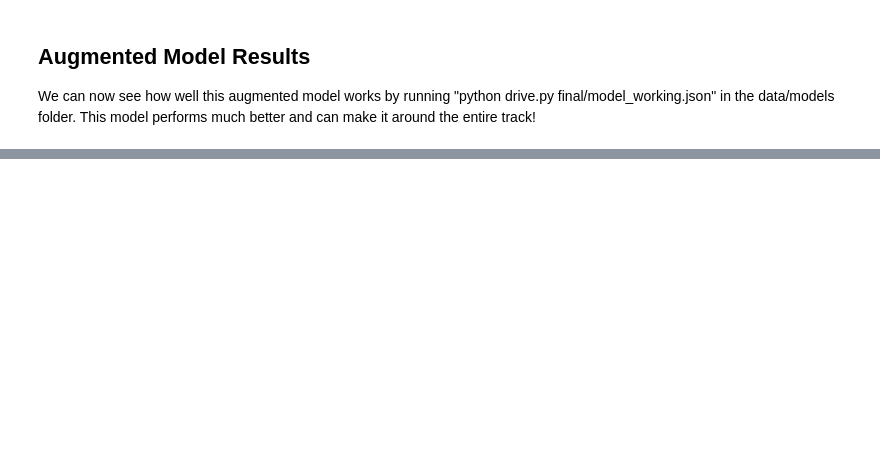
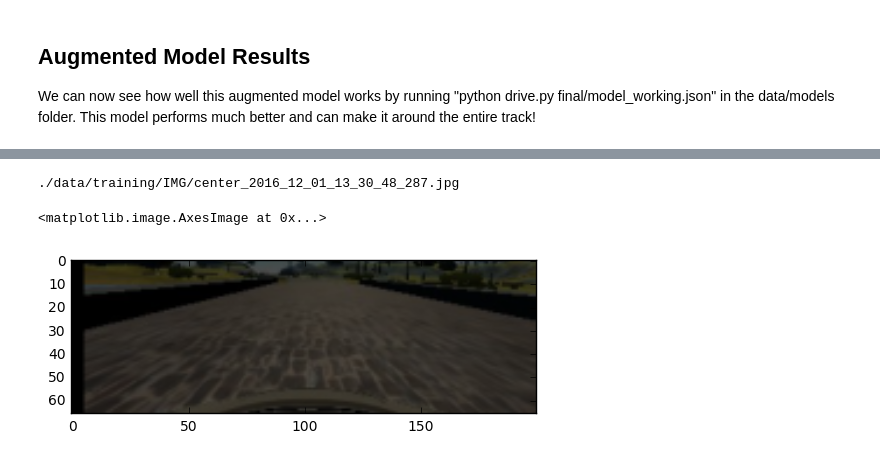
Before and after one commit to tfolkman/Big-Mtn-Data-Conf-Spring-2017, a Jupyter notebook: notebooks/model.ipynb, the cells around one changed output, grey strips where cells are left out. Saved outputs shown, nothing was run; the diff lists cells and outputs as text; code cells hidden in the pictures; blank space fills up the shorter version.

Commit message:
added activation maps

```diff
--- a/notebooks/model.ipynb
+++ b/notebooks/model.ipynb
@@ -294,0 +306,7 @@ We can now see how well this augmented model works by running "python drive.py f
+# %%
+data = pd.read_csv("./data/training/driving_log.csv")
+line_data = data.iloc[[0]].reset_index()
+x, _ = process_line(line_data, verbose=True)
+x = np.expand_dims(x, axis=0)
+# %% [output]
+./data/training/IMG/center_2016_12_01_13_30_48_287.jpg
@@ -294,0 +363,20 @@ We can now see how well this augmented model works by running "python drive.py f
+# %%
+activations = get_array_activations(x)
+# %%
+means = get_mean_activations(activations)
+# %%
+resized = resize(means)
+# %%
+x_mask = np.zeros((66, 200, 3))
+x_mask[:,:,1] = resized * 255
+x_mask[:,:,0] = 80
+x_image = x[0,:,:,:]
+x_image = cv2.cvtColor(x_image,cv2.COLOR_RGB2BGR)
+x_mask = x_mask.astype('uint8')
+combined = cv2.addWeighted(x_image,.2,x_mask,.8,0)
+combined = cv2.cvtColor(combined,cv2.COLOR_BGR2RGB)
+x_image = cv2.cvtColor(x_image,cv2.COLOR_BGR2RGB)
+plt.imshow(x_image)
+# %% [output]
+<matplotlib.image.AxesImage at 0x...>
+[figure, added]
```
Also changed, not shown: parts of 10 cells of this notebook, 9 other files.
